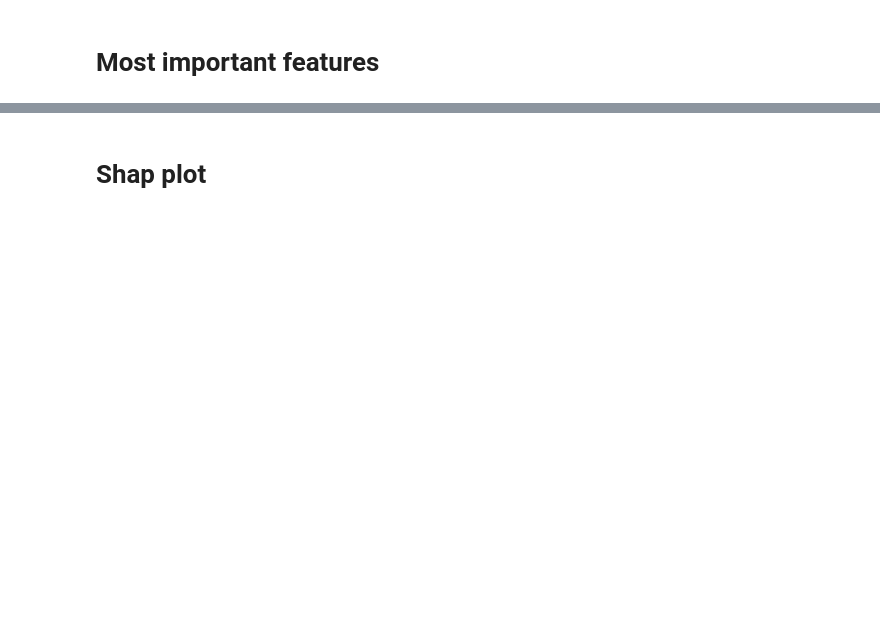
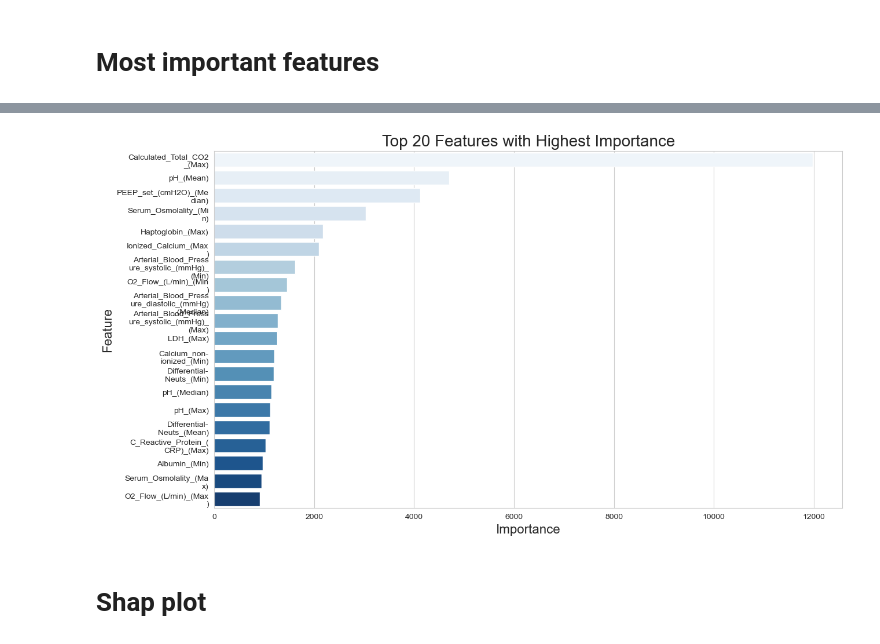
Before and after one commit to DimopDim/PhD, a Jupyter notebook: 03_External_Validation/01_XGBoost_los.ipynb, the cells around one changed output, grey strips where cells are left out. Drawn from its saved outputs; the diff is of its cells as text; code cells hidden in the pictures; blank space fills up the shorter version.

```diff
--- a/03_External_Validation/01_XGBoost_los.ipynb
+++ b/03_External_Validation/01_XGBoost_los.ipynb
@@ -1119,28 +1156,30 @@ print(most_important_df.head(top_n))
 # %%
+top_20_features = most_important_df.head(20).copy()  # Create a copy explicitly
+top_20_features['Feature'] = top_20_features['Feature'].apply(lambda x: '\n'.join(textwrap.wrap(x, width=20)))
+
 # Set seaborn style and remove gridlines
 sns.set_style("whitegrid")
 
-# Top 10 most important features
-top_10_features = most_important_df.head(20)
+# Top 20 most important features (create a copy)
+top_20_features = most_important_df.head(20).copy()
+
+# Wrap long feature names
+top_20_features['Feature'] = top_20_features['Feature'].apply(lambda x: '\n'.join(textwrap.wrap(x, width=20)))
 
 # Plotting
-plt.figure(figsize=(12, 6))  # Reduce figure size
-plot = sns.barplot(x='Importance', y='Feature', data=top_10_features, hue='Feature', palette="Blues", legend=False)
+plt.figure(figsize=(14, 8))  # Increase figure size for better visibility
+plot = sns.barplot(x='Importance', y='Feature', data=top_20_features, hue='Feature', palette="Blues", legend=False)
 
-# Reduce font size slightly
-plt.xlabel('Importance', fontsize=18)
-plt.ylabel('Feature', fontsize=18)
+# Set font size for labels and title
+plt.xlabel('Importance', fontsize=16)
+plt.ylabel('Feature', fontsize=16)
 plt.title('Top 20 Features with Highest Importance', fontsize=20)
 
-# Rotate x-axis labels for readability
-plt.xticks(rotation=45)
-
-plt.ylabel('')
-plt.xlabel('')
-
 # Save the plot in high resolution
-plt.savefig('plots/01_Most_Important_SHAP/33_most_important_features.png', dpi=300)
+plt.savefig('plots/01_Most_Important_SHAP/57_most_important_features.png', dpi=300, bbox_inches='tight')
 plt.show()
+# %% [output]
+[figure, added]
 # %% [markdown]
 # Shap plot
 # %%
```
Also changed, not shown: parts of 12 cells of this notebook.
